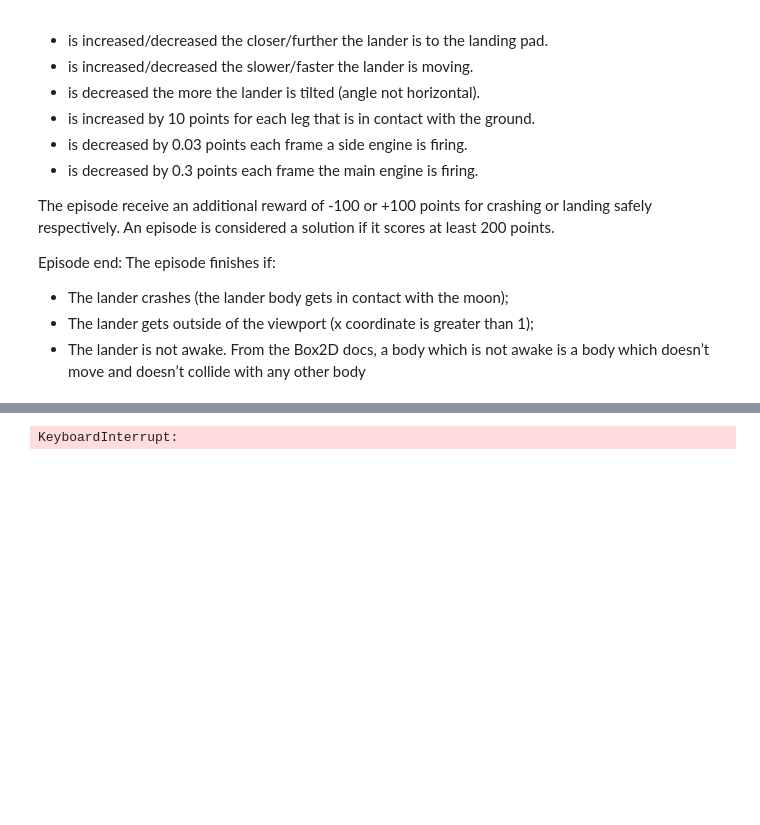
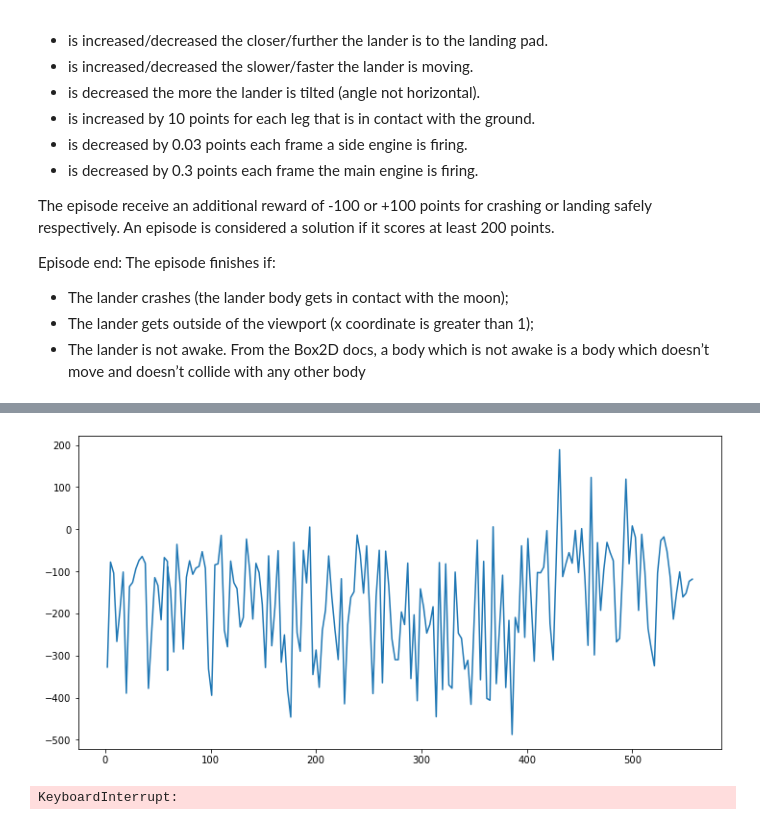
Before and after one commit to amirabbasja/Spiking-neural-networks-, a Jupyter notebook: 5-Example-RL_1.ipynb, the cells around one changed output, grey strips where cells are left out. Drawn from its saved outputs; the diff is of its cells as text; code cells hidden in the pictures; blank space fills up the shorter version.

```diff
--- a/5-Example-RL_1.ipynb
+++ b/5-Example-RL_1.ipynb
@@ -469,4 +509,6 @@ optimizer_target = torch.optim.Adam(targetQNetwork_model.parameters(), lr=0.001,
 # %%
+print(f"Device is: {__device}")
+
 # Start the timer
 tstart = time.time()
 
@@ -477,9 +519,9 @@ agentExp = namedtuple("exp", ["state", "action", "reward", "nextState", "done"])
 nEpisodes = 2000 # Number of learning episodes
 maxNumTimeSteps = 1000 # The number of time step in each episode
 gamma = .995 # The discount factor
-ebsilon = 1 # The starting  value of ebsilon
+ebsilon = 1 if startEbsilon == None else startEbsilon # The starting  value of ebsilon
 ebsilonEnd   = .1 # The finishing value of ebsilon
-eDecay = 0.995 # The rate at which ebsilon decays
+eDecay = eDecay # The rate at which ebsilon decays
 miniBatchSize = 100 # The length of minibatch that is used for training
 memorySize = 100_000 # The length of the entire memory
 numUpdateTS = 4 # Frequency of time steps to update the NNs
@@ -489,13 +531,16 @@ numP_Average = 100 # The number of previous episodes for calculating the average
 episodePointHist = [] # For saving each episode's point for later demonstration
 episodeTimeHist = [] # For saving the time it took for episode to end
 actionString = "" # A string containing consecutive actions taken in an episode (dellimited by comma, i.e. 1,2,4,2,1 etc.)
-episodeHistDf = pd.DataFrame(columns=["episode", "actions", "seed", "points"])
+episodeHistDf = None
+lstHistory = [] if lstHistory == None else lstHistory
 initialCond = None # initial condition (state) of the episode
+epPointAvg = -999999
+latestChekpoint = 0
 
 # Making the memory buffer object
 mem = ReplayMemory(memorySize, __dtype, __device)
 
-for episode in range(nEpisodes):
+for episode in range(startEpisode, nEpisodes):
     initialSeed = random.randint(1,1_000_000_000) # The random seed that determines the episode's I.C.
     state, info = env.reset(seed = initialSeed)
     points = 0
@@ -503,6 +548,7 @@ for episode in range(nEpisodes):
     initialCond = state
 
     tempTime = time.time()
+    _lastPrinttime = tempTime # For printing the training progress
     for t in range(maxNumTimeSteps):
 
         qValueForActions = qNetwork_model(torch.tensor(state, device = __device, dtype = __dtype))
@@ -524,7 +570,6 @@ for episode in range(nEpisodes):
             )
         )
 
-        # env.render()
         # Check to see if we have to update the networks in the current step
         update = updateNetworks(t, mem, miniBatchSize, numUpdateTS)
 
@@ -533,7 +578,7 @@ for episode in range(nEpisodes):
             # Update the NNs
             experience = mem.sample(miniBatchSize)
 
-            # Update teh Q-Network and the target Q-Network
+            # Update the Q-Network and the target Q-Network
             # Bear in mind that we do not update the target Q-network with direct gradient descent.
             # so there is no optimizer needed for it
             fitQNetworks(experience, gamma, [qNetwork_model, optimizer_main], [targetQNetwork_model, None])
@@ -543,16 +588,29 @@ for episode in range(nEpisodes):
         state = observation.copy()
         actionString += f"{action},"
 
+        # Print the training status. Print only once each second to avoid jitters.
+        if 1 < (time.time() - _lastPrinttime):
+            clear_output(wait=True)
+            _lastPrinttime = time.time()
+            print(f"ElapsedTime: {int(time.time() - tstart): <5}s | Episode: {episode: <5} | Timestep: {t: <5} | The average of the {numP_Average: <5} episodes is: {int(epPointAvg): <5}")
+            print(f"Latest chekpoint: {latestChekpoint} | Speed {t/(time.time()-tempTime):.1f} tps | ebsiolon: {ebsilon:.3f}")
+
+            fig= plt.figure(figsize=(12,6))
+            plt.plot(pd.DataFrame(lstHistory)["episode"], pd.DataFrame(lstHistory)["points"])
+            plt.show()
+
+        # Handle episode ending
         if terminated or truncated:
             # Save the episode history in dataframe
-            if (episode+1)%10 == 0:
+            if (episode+1) % 3 == 0:
                 # only save every 10 episodes
-                episodeHistDf = pd.concat([episodeHistDf, pd.DataFrame({
-                    "episode": [episode],
-                    "actions": [actionString],
-                    "seed": [initialSeed],
-                    "points": [points]
-                })])
+                lstHistory.append({
+                    "episode": episode,
+                    "seed": initialSeed,
+                    "points": points,
+                    "timesteps": t,
+                    "duration": time.time() - tempTime
+                })
 
             break
 
@@ -566,7 +624,31 @@ for episode in range(nEpisodes):
     # Decay ebsilon
     ebsilon = decayEbsilon(ebsilon, eDecay, ebsilonEnd)
 
-    print(f"\rElapsedTime: {(time.time() - tstart):.0f}s | Episode: {episode} | The average of the {numP_Average} episodes is: {epPointAvg:.2f}", end = " ")
+    # Save model weights and parameters periodically (For later use)
+    if backUpNetworks:
+        if (episode + 1) % 20 == 0:
+            _chekcPoint = {
+                "episode": episode,
+                'model_state_dict': qNetwork_model.state_dict(),
+                'optimizer_state_dict': optimizer_main.state_dict(),
+                'hyperparameters': {"ebsilon": ebsilon, "eDecay":eDecay},
+                "train_history": lstHistory
+            }
+            qNetworkSaveHistory.appendleft(_chekcPoint)
+            torch.save(qNetworkSaveHistory, os.path.join(savePath, f"{projectName}_{modelDetails}_qNetwork_model.pth"))
+
+            _chekcPoint = {
+                "episode": episode,
+                'model_state_dict': targetQNetwork_model.state_dict(),
+                'optimizer_state_dict': optimizer_target.state_dict(),
+                'hyperparameters': {"ebsilon": ebsilon, "eDecay":eDecay},
+                "train_history": lstHistory
+            }
+            targetQNetworkSaveHistory.appendleft(_chekcPoint)
+            torch.save(targetQNetworkSaveHistory, os.path.join(savePath, f"{projectName}_{modelDetails}_targetQNetwork_model.pth"))
+
+            # Save the episode number
+            latestChekpoint = episode
 
     # Stop the learning process if suitable average point is reacheds
     if 50 < epPointAvg:
@@ -575,6 +657,7 @@ for episode in range(nEpisodes):
         break
 
 # Reset the index
+episodeHistDf = pd.DataFrame(lstHistory)
 episodeHistDf.reset_index(drop=True, inplace=True)
 
 env.close()
@@ -583 +667,2 @@ ElapsedTime: 15s | Episode: 1 | The average of the 100 episodes is: -165.89
+[figure, added]
 KeyboardInterrupt:
```
Also changed, not shown: parts of 7 cells of this notebook.
